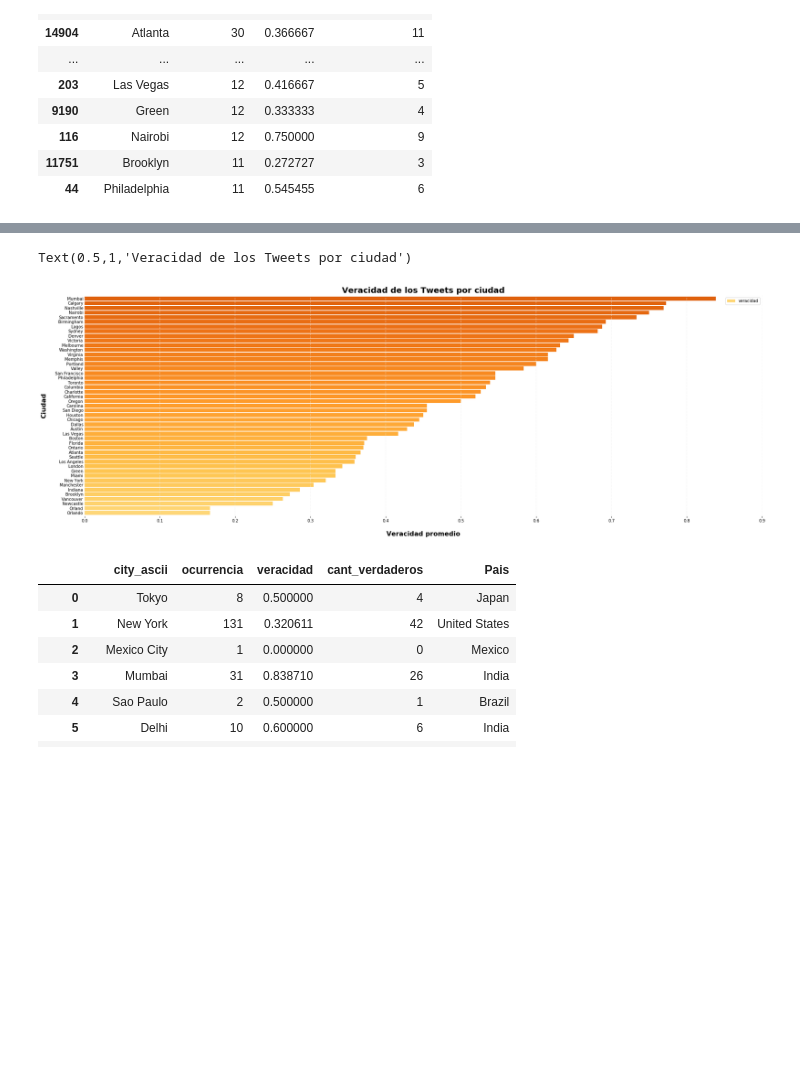
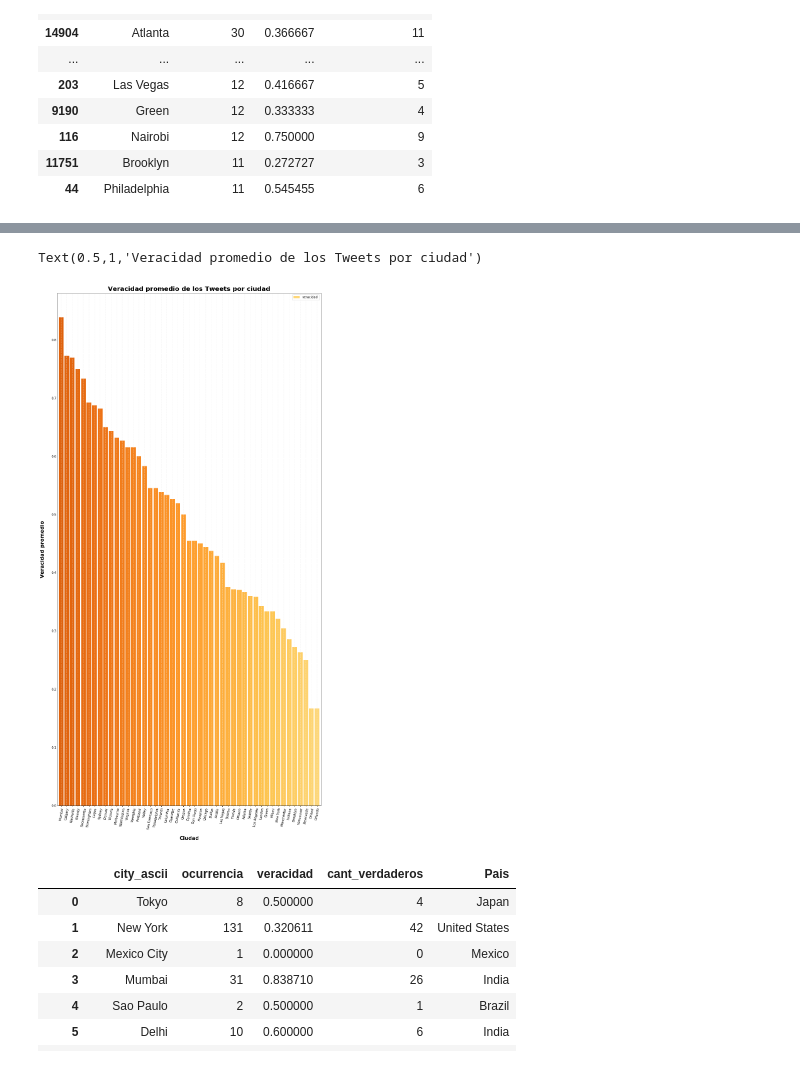
Before and after one commit to RiedelNicolas/TP1-Organizacion-de-Datos, a Jupyter notebook: Eze.ipynb, the cells around one changed output, grey strips where cells are left out. Saved outputs shown, nothing was run; the diff lists cells and outputs as text; code cells hidden in the pictures; blank space fills up the shorter version.

```diff
--- a/Eze.ipynb
+++ b/Eze.ipynb
@@ -180,25 +180,27 @@ Top_populares
 | 11751 | Brooklyn | 11 | 0.272727 | 3 |
 | 44 | Philadelphia | 11 | 0.545455 | 6 |
 # %%
-saltos = np.linspace(0.3, 0.7, 50)
+saltos = np.linspace(0.3, 0.7, 48)
 colores = (cm.get_cmap('YlOrBr'))(saltos)
 Top_populares = Top_populares.sort_values('ocurrencia')
-Top_populares_plot = Top_populares.plot(kind='barh', y ='ocurrencia', x = 'city_ascii', figsize=(30,10), color=colores, width=0.85)
+Top_populares_plot = Top_populares.plot(kind='bar', y ='ocurrencia', x = 'city_ascii', figsize=(15, 30), color=colores, width=0.85)
 
-plt.xticks(np.arange(0, 150, 25.0))
+plt.xticks(np.arange(0, 48, 1.0))
 plt.tick_params(axis='y', length=0)
 
-Top_populares_plot.spines['right'].set_visible(False)
-Top_populares_plot.spines['top'].set_visible(False)
-Top_populares_plot.spines['left'].set_visible(False)
-Top_populares_plot.spines['bottom'].set_visible(False)
+#Top_populares_plot.spines['right'].set_visible(False)
+#Top_populares_plot.spines['top'].set_visible(False)
+#Top_populares_plot.spines['left'].set_visible(False)
+#Top_populares_plot.spines['bottom'].set_visible(False)
 
 lineas = Top_populares_plot.get_xticks()
 for i in lineas:
       Top_populares_plot.axvline(x=i, linestyle='--', alpha=0.4, color='#eeeeee')
 
-Top_populares_plot.set_xlabel("Cantidad de Tweets", labelpad=20, weight='bold', size=16)
-Top_populares_plot.set_ylabel("Ciudad", labelpad=20, weight='bold', size=16)
+plt.gca().invert_xaxis()
+
+Top_populares_plot.set_xlabel("Ciudad", labelpad=20, weight='bold', size=16)
+Top_populares_plot.set_ylabel("Cantidad de Tweets", labelpad=20, weight='bold', size=16)
 Top_populares_plot.set_title("Ciudades con mayor cantidad de Tweets", weight='bold', size=20)
 # %% [output]
 Text(0.5,1,'Ciudades con mayor cantidad de Tweets')
@@ -206,27 +208,29 @@ Text(0.5,1,'Ciudades con mayor cantidad de Tweets')
 # %%
 saltos = np.linspace(0.3, 0.7, 50)
 colores = (cm.get_cmap('YlOrBr'))(saltos)
 Top_populares = Top_populares.sort_values('veracidad')
-Top_populares_plot = Top_populares.plot(kind='barh', y ='veracidad', x = 'city_ascii', figsize=(30,10), color=colores, width=0.85)
+Top_populares_plot = Top_populares.plot(kind='bar', y ='veracidad', x = 'city_ascii', figsize=(15, 30), color=colores, width=0.85)
 
-plt.xticks(np.arange(0, 1, 0.1))
+plt.xticks(np.arange(0, 47, 1), rotation = 80)
 plt.tick_params(axis='y', length=0)
 
-Top_populares_plot.spines['right'].set_visible(False)
-Top_populares_plot.spines['top'].set_visible(False)
-Top_populares_plot.spines['left'].set_visible(False)
-Top_populares_plot.spines['bottom'].set_visible(False)
+#Top_populares_plot.spines['right'].set_visible(False)
+#Top_populares_plot.spines['top'].set_visible(False)
+#Top_populares_plot.spines['left'].set_visible(False)
+#Top_populares_plot.spines['bottom'].set_visible(False)
 
 lineas = Top_populares_plot.get_xticks()
 for i in lineas:
       Top_populares_plot.axvline(x=i, linestyle='--', alpha=0.4, color='#eeeeee')
 
-Top_populares_plot.set_xlabel("Veracidad promedio", labelpad=20, weight='bold', size=16)
-Top_populares_plot.set_ylabel("Ciudad", labelpad=20, weight='bold', size=16)
-Top_populares_plot.set_title("Veracidad de los Tweets por ciudad", weight='bold', size=20)
+plt.gca().invert_xaxis()
+
+Top_populares_plot.set_xlabel("Ciudad", labelpad=20, weight='bold', size=16)
+Top_populares_plot.set_ylabel("Veracidad promedio", labelpad=20, weight='bold', size=16)
+Top_populares_plot.set_title("Veracidad promedio de los Tweets por ciudad", weight='bold', size=20)
 # %% [output]
-Text(0.5,1,'Veracidad de los Tweets por ciudad')
+Text(0.5,1,'Veracidad promedio de los Tweets por ciudad')
-[figure, old version]
+[figure, new version]
 # %%
 ciudades_list['Pais'] = ciudades['country']
 # %%
```
Also changed, not shown: parts of 5 cells of this notebook, 2 other files.
